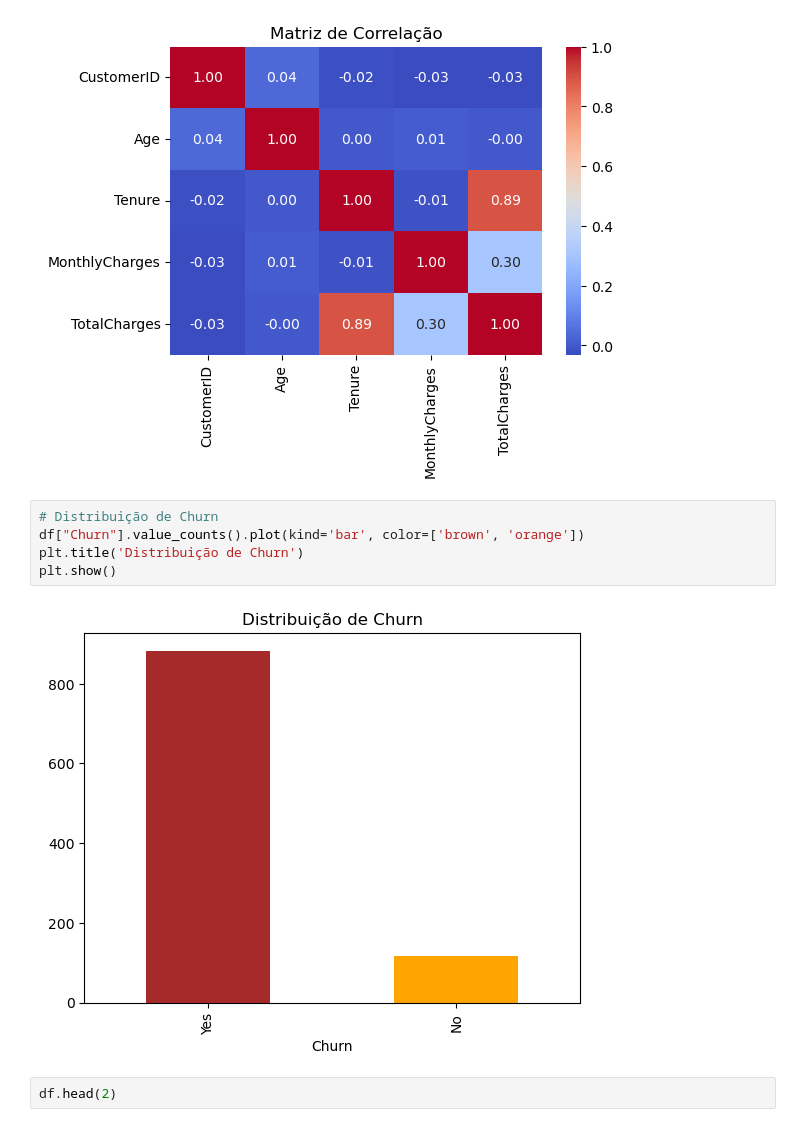
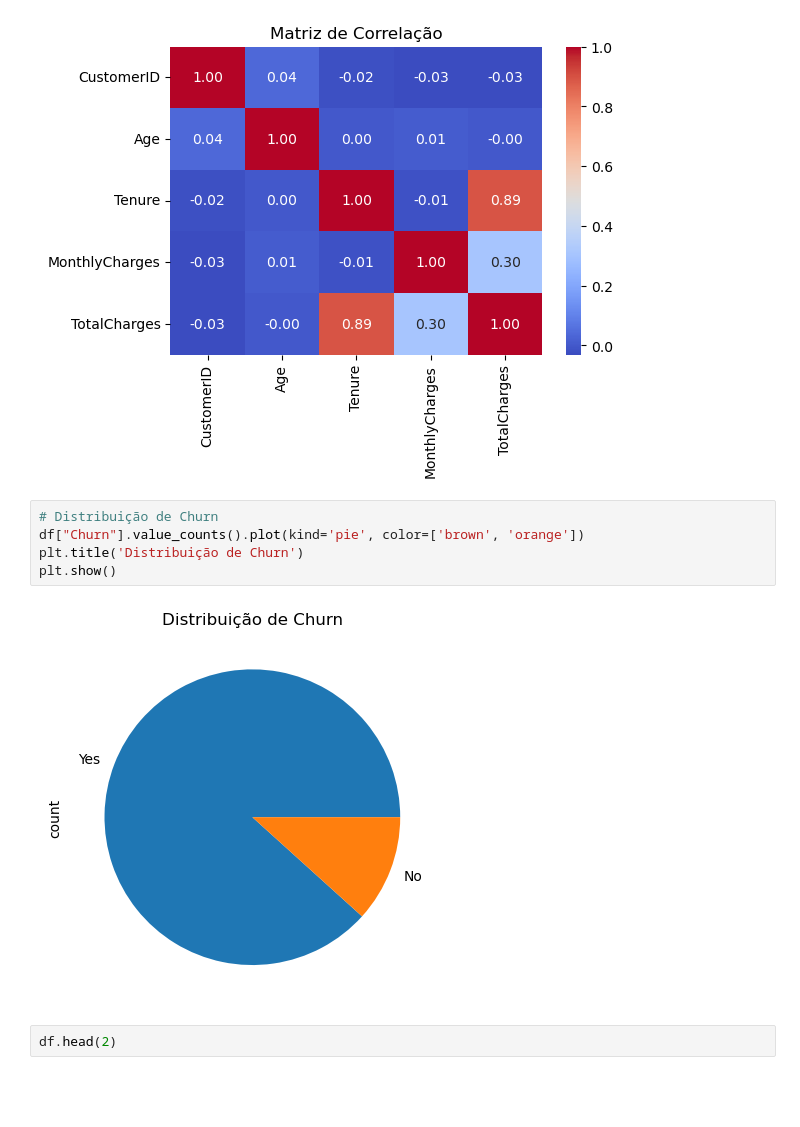
Before and after one commit to FurtunatoTitoDev/Churn-Prediction, a Jupyter notebook: index.ipynb, the cells around one changed output. Cells and saved outputs as stored; diff of their text form; blank space fills up the shorter version.

```diff
--- a/index.ipynb
+++ b/index.ipynb
@@ -123,11 +123,11 @@ plt.show()
 [figure]
 # %%
 # Distribuição de Churn
-df["Churn"].value_counts().plot(kind='bar', color=['brown', 'orange'])
+df["Churn"].value_counts().plot(kind='pie', color=['brown', 'orange'])
 plt.title('Distribuição de Churn')
 plt.show()
 # %% [output]
-[figure, old version]
+[figure, new version]
 # %%
 df.head(2)
 # %% [output]
```
Also changed, not shown: parts of 53 cells of this notebook, 3 other files.
